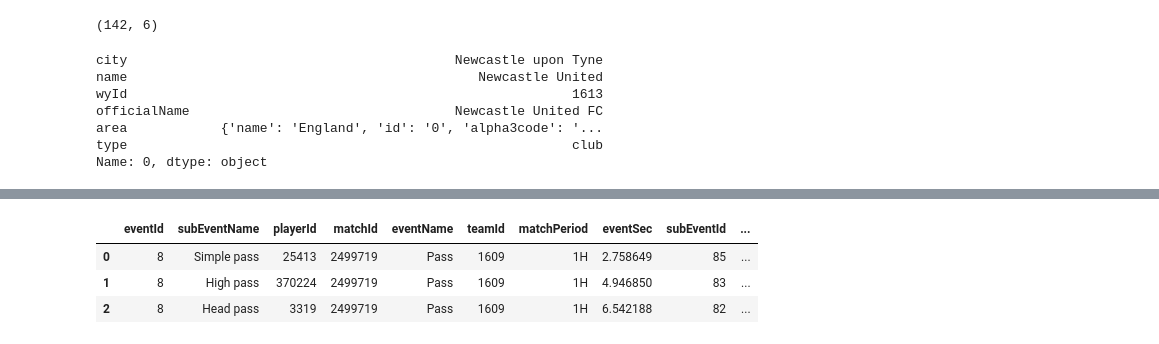
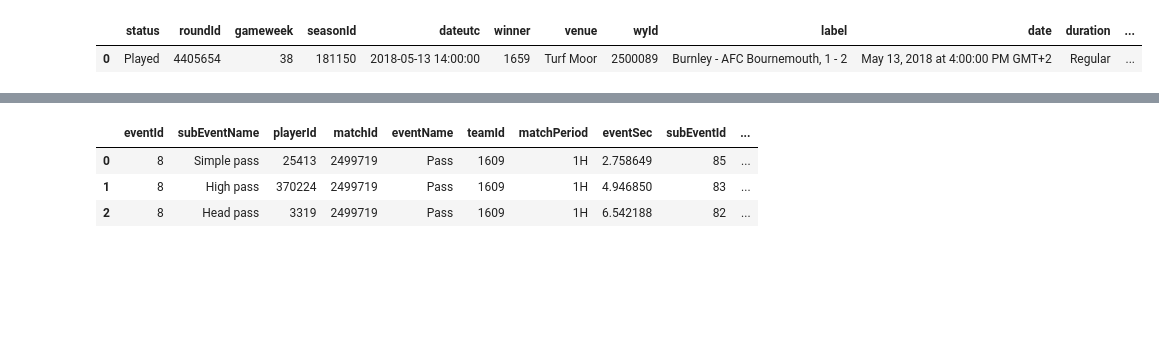
Before and after one commit to szmidapatrik/player-role-identification, a Jupyter notebook: wyscout_datasets.ipynb, the cells around one changed output, grey strips where cells are left out. Saved outputs shown, nothing was run; the diff lists cells and outputs as text; code cells hidden in the pictures; blank space fills up the shorter version.

```diff
--- a/wyscout_datasets.ipynb
+++ b/wyscout_datasets.ipynb
@@ -264,32 +95,0 @@ memory usage: 394.2+ KB
-# %%
-# Read JSON file into DataFrame
-filename = "teams.json"
-with open(filename, 'r', encoding='utf-8') as file:
-    data = json.load(file)
-df_teams = pd.DataFrame(data)
-
-# Flatten columns with lists
-for column in df_teams.columns:
-    if isinstance(df_teams[column][0], list):
-        # Expand list into multiple columns
-        expanded_columns = pd.json_normalize(df_teams[column])
-        expanded_columns.columns = [f"{column}_{col}" for col in expanded_columns.columns]
-        df_teams = pd.concat([df_teams, expanded_columns], axis=1)
-        # Drop the original column
-        df_teams.drop(columns=[column], inplace=True)
-
-# Display DataFrame
-pd.set_option("display.max_columns", None)
-print(df_teams.shape)
-# %% [output]
-(142, 6)
-# %%
-df_teams.iloc[0]
-# %% [output]
-city                                          Newcastle upon Tyne
-name                                             Newcastle United
-wyId                                                         1613
-officialName                                  Newcastle United FC
-area            {'name': 'England', 'id': '0', 'alpha3code': '...
-type                                                         club
-Name: 0, dtype: object
@@ -295,0 +99,47 @@ Name: 0, dtype: object
+# %%
+# Function to flatten 'teamsData' column
+def flatten_teams_data(row):
+    teams_data = row['teamsData']
+    team_A = {}
+    team_B = {}
+    for key, value in teams_data.items():
+        if value['side'] == 'home':
+            team_A = {
+                'teamId': value['teamId'],
+                'score': value['score'],
+                'coachId': value['coachId'],
+                'formation': value['formation'],
+                'scoreHT': value['scoreHT']
+            }
+        else:
+            team_B = {
+                'teamId': value['teamId'],
+                'score': value['score'],
+                'coachId': value['coachId'],
+                'formation': value['formation'],
+                'scoreHT': value['scoreHT']
+            }
+    return pd.Series({
+        'teamA_teamId': team_A.get('teamId', None),
+        'teamA_score': team_A.get('score', None),
+        'teamA_coachId': team_A.get('coachId', None),
+        'teamA_formation': team_A.get('formation', None),
+        'teamA_scoreHT': team_A.get('scoreHT', None),
+        'teamB_teamId': team_B.get('teamId', None),
+        'teamB_score': team_B.get('score', None),
+        'teamB_coachId': team_B.get('coachId', None),
+        'teamB_formation': team_B.get('formation', None),
+        'teamB_scoreHT': team_B.get('scoreHT', None)
+    })
+# %%
+# Apply the function to each row to flatten the DataFrame
+flattened_df = df_matches.apply(flatten_teams_data, axis=1)
+# Concatenate the original DataFrame with the flattened DataFrame
+final_df = pd.concat([df_matches, flattened_df], axis=1)
+# Drop the original 'teamsData' column
+final_df = final_df.drop(columns=['teamsData'])
+# %%
+final_df.head(1)
+# %% [output]
+|  | status | roundId | gameweek | seasonId | dateutc | winner | venue | wyId | label | date | duration | ... |
+| 0 | Played | 4405654 | 38 | 181150 | 2018-05-13 14:00:00 | 1659 | Turf Moor | 2500089 | Burnley - AFC Bournemouth, 1 - 2 | May 13, 2018 at 4:00:00 PM GMT+2 | Regular | ... |
```
Also changed, not shown: parts of 32 cells of this notebook.
